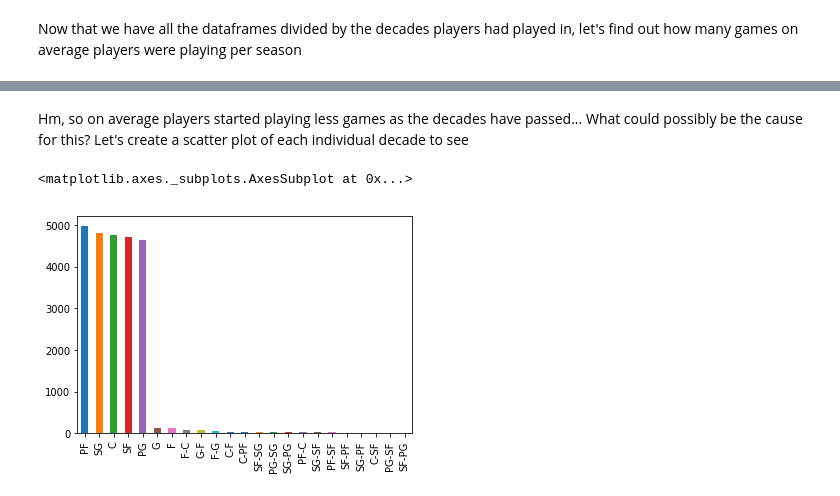
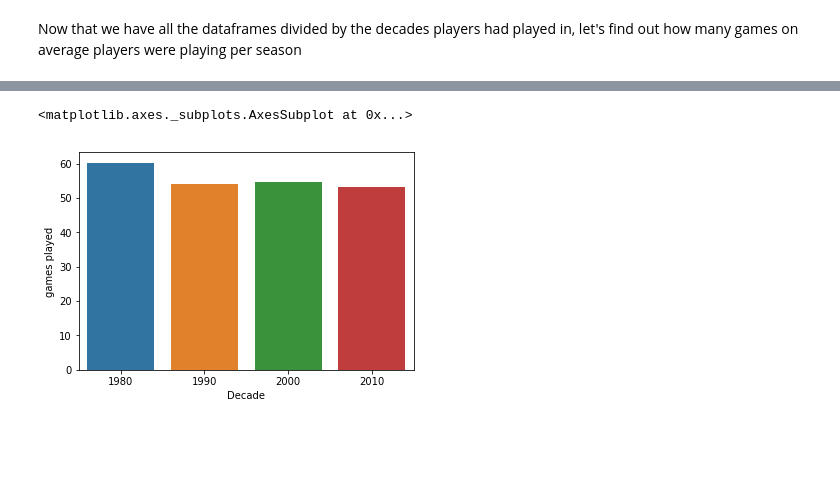
Before and after one commit to C3NZ/NBA-analysis, a Jupyter notebook: Exploring the NBA.ipynb, the cells around one changed output, grey strips where cells are left out. Saved outputs shown, nothing was run; the diff lists cells and outputs as text; code cells hidden in the pictures; blank space fills up the shorter version.

```diff
--- a/Exploring the NBA.ipynb
+++ b/Exploring the NBA.ipynb
@@ -43,5 +43,35 @@ players_2000 = player_stats[(player_stats['Year'] >= 2000) & (player_stats['Year
 players_1990 = player_stats[(player_stats['Year'] >= 1990) & (player_stats['Year'] < 2000)]
 # %%
 players_1980 = player_stats[(player_stats['Year'] >= 1980) & (player_stats['Year'] < 1990)]
+# %%
+# All the years to separate
+years_to_get = [
+    [players_2010, 2010, 8],
+    [players_2000, 2000, 10],
+    [players_1990, 1990, 10],
+    [players_1980, 1980, 10]
+]
+
+# This holds all dataframes for each decade and year WITHIN that decade
+output_df = []
+
+# Iterate over the all the unfilterd data frames of each decade and create unique players only
+for i in range(len(years_to_get)):
+    years = []
+    current_decade = years_to_get[i][0]
+
+    # Iterate over the total amt of seasons within each decade
+    for j in range(years_to_get[i][2]):
+        current_year = years_to_get[i][1] + j
+        current_df = current_decade[current_decade.Year == current_year]
+        years.append(current_df.drop_duplicates(subset='Player', keep='first'))
+
+    output_df.append(years)
+
+# Create all the unique player dataframes (once per season)
+u_players_2010 = pd.concat(output_df[0])
+u_players_2000 = pd.concat(output_df[1])
+u_players_1990 = pd.concat(output_df[2])
+u_players_1980 = pd.concat(output_df[3])
 # %% [markdown]
 Now that we have all the dataframes divided by the decades players had played in, let's find out how many games on average players were playing per season
@@ -74,7 +78,18 @@ gp_df.plot(kind='line', x='Decade')
-# %% [markdown]
-Hm, so on average players started playing less games as the decades have passed... What could possibly be the cause for this? Let's create a scatter plot of each individual decade to see
-# %%
-player_stats.Pos.value_counts().plot(kind='bar', y='Pos')
-# %% [output]
-<matplotlib.axes._subplots.AxesSubplot at 0x...>
-[figure, removed]
+# %%
+gp_2010 = u_players_2010.G[u_players_2010.G.notnull()].mean()
+gp_2000 = u_players_2000.G[u_players_2000.G.notnull()].mean()
+gp_1990 = u_players_1990.G[u_players_1990.G.notnull()].mean()
+gp_1980 = u_players_1980.G[u_players_1980.G.notnull()].mean()
+# %%
+gp_data = [
+    ["1980", gp_1980],
+    ["1990", gp_1990],
+    ["2000", gp_2000],
+    ["2010", gp_2010]
+]
+gp_df = pd.DataFrame(columns=["Decade", "games played"], data=gp_data)
+# %%
+sbs.barplot(x='Decade', y='games played', data=gp_df)
+# %% [output]
+<matplotlib.axes._subplots.AxesSubplot at 0x...>
+[figure, added]
```
Also changed, not shown: parts of 40 cells of this notebook.
